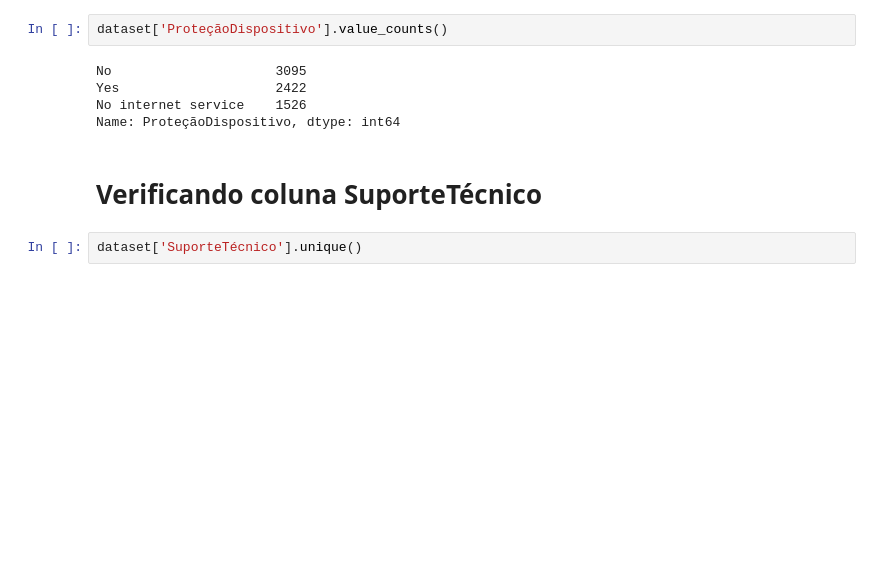
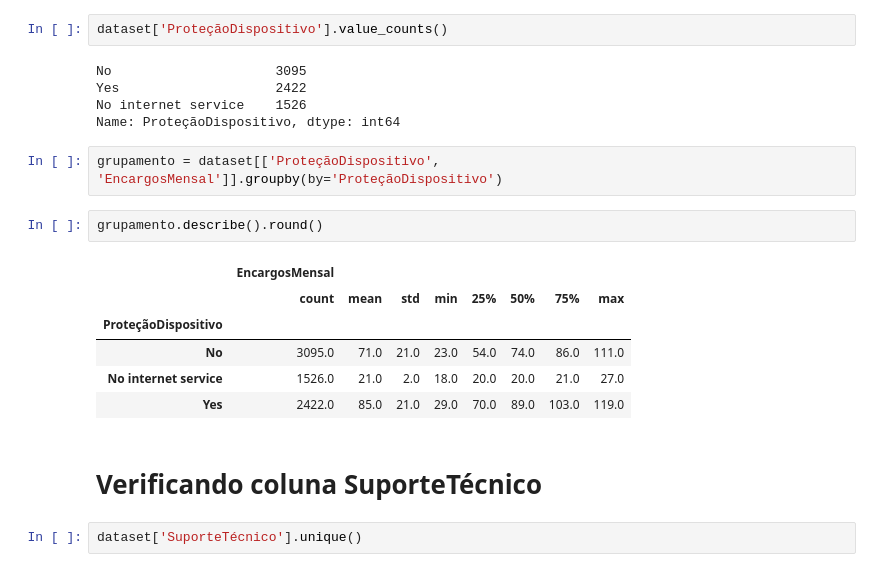
Before and after one commit to ClertonAlmeida/ChallengeDataScience, a Jupyter notebook: ChurndeClientes.ipynb, the cells around one changed output. Cells and saved outputs as stored; diff of their text form; blank space fills up the shorter version.

```diff
--- a/ChurndeClientes.ipynb
+++ b/ChurndeClientes.ipynb
@@ -439,6 +548,17 @@ No                     3095
 Yes                    2422
 No internet service    1526
 Name: ProteçãoDispositivo, dtype: int64
+# %%
+grupamento = dataset[['ProteçãoDispositivo', 'EncargosMensal']].groupby(by='ProteçãoDispositivo')
+# %%
+grupamento.describe().round()
+# %% [output]
+|  | EncargosMensal |  |  |  |  |  |  |  |
+|  | count | mean | std | min | 25% | 50% | 75% | max |
+| ProteçãoDispositivo |  |  |  |  |  |  |  |  |
+| No | 3095.0 | 71.0 | 21.0 | 23.0 | 54.0 | 74.0 | 86.0 | 111.0 |
+| No internet service | 1526.0 | 21.0 | 2.0 | 18.0 | 20.0 | 20.0 | 21.0 | 27.0 |
+| Yes | 2422.0 | 85.0 | 21.0 | 29.0 | 70.0 | 89.0 | 103.0 | 119.0 |
 # %% [markdown]
 # Verificando coluna SuporteTécnico
 # %%
```
Also changed, not shown: parts of 26 cells of this notebook.
